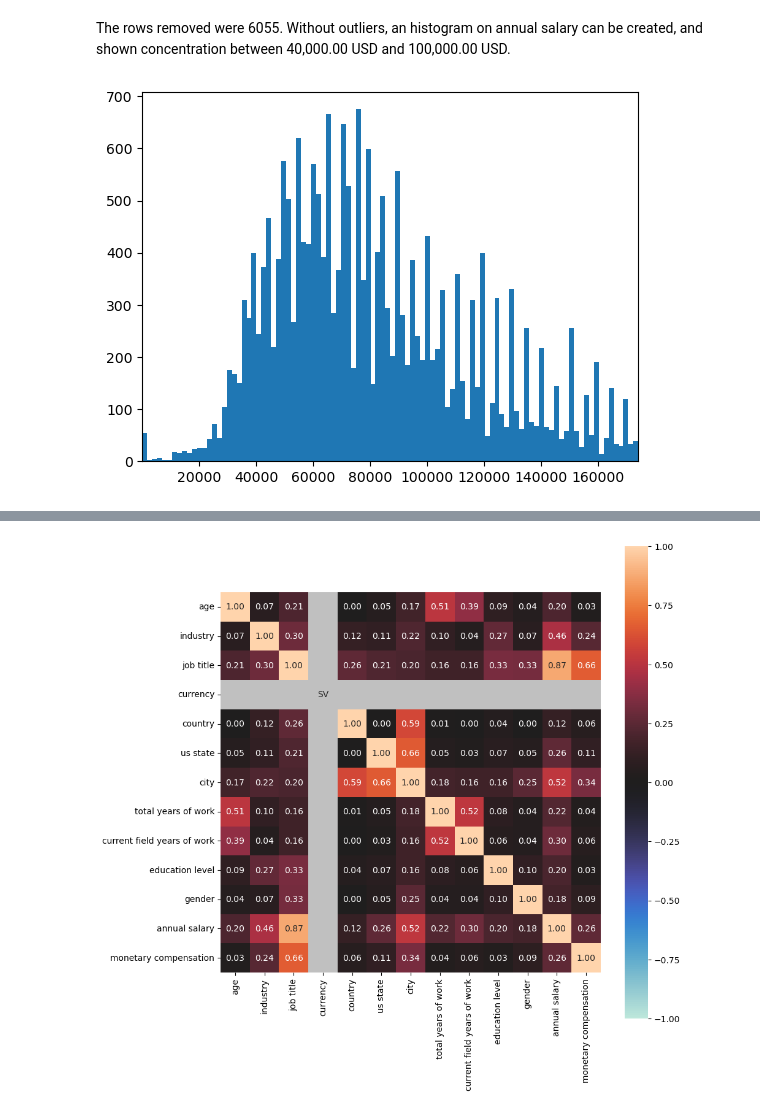
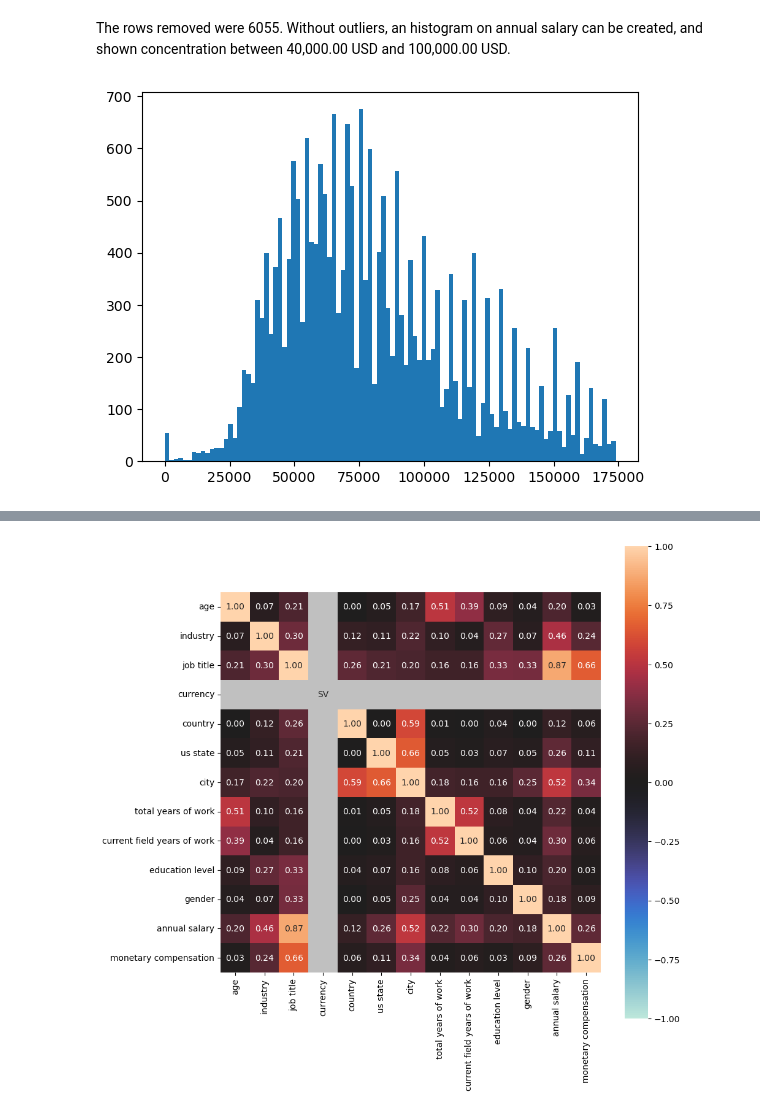
Before and after one commit to armandolezama/data-science-portfolio, a Jupyter notebook: Data_Science_Cycle/Ask_A_Manager_Salary_Survey_2021/Ask_A_Manager_Salary_Survey_2021.ipynb, the cells around one changed output, grey strips where cells are left out. Cells and saved outputs as stored; diff of their text form; code cells hidden in the pictures.

```diff
--- a/Data_Science_Cycle/Ask_A_Manager_Salary_Survey_2021/Ask_A_Manager_Salary_Survey_2021.ipynb
+++ b/Data_Science_Cycle/Ask_A_Manager_Salary_Survey_2021/Ask_A_Manager_Salary_Survey_2021.ipynb
@@ -396,16 +422,15 @@ The rows removed were 6055. Without outliers, an histogram on annual salary can
 # %%
 annual_salary = usd_salary_group[continuous_variables[0]]
 annual_salary_figure = plt.figure()
 annual_salary_plot = annual_salary_figure.add_subplot(111)
 counts, bins, patches = annual_salary_plot.hist(
   x=annual_salary,
   bins=100,
 )
 
-plt.gca().set_xlim(annual_salary.min(), annual_salary.max())
 plt.show()
 # %% [output]
-[figure, old version]
+[figure, new version]
 # %%
 usd_salary_survey_features = usd_salary_group.loc[:, salary_survey_features_names].copy()
 
```
Also changed, not shown: parts of 14 cells of this notebook.
